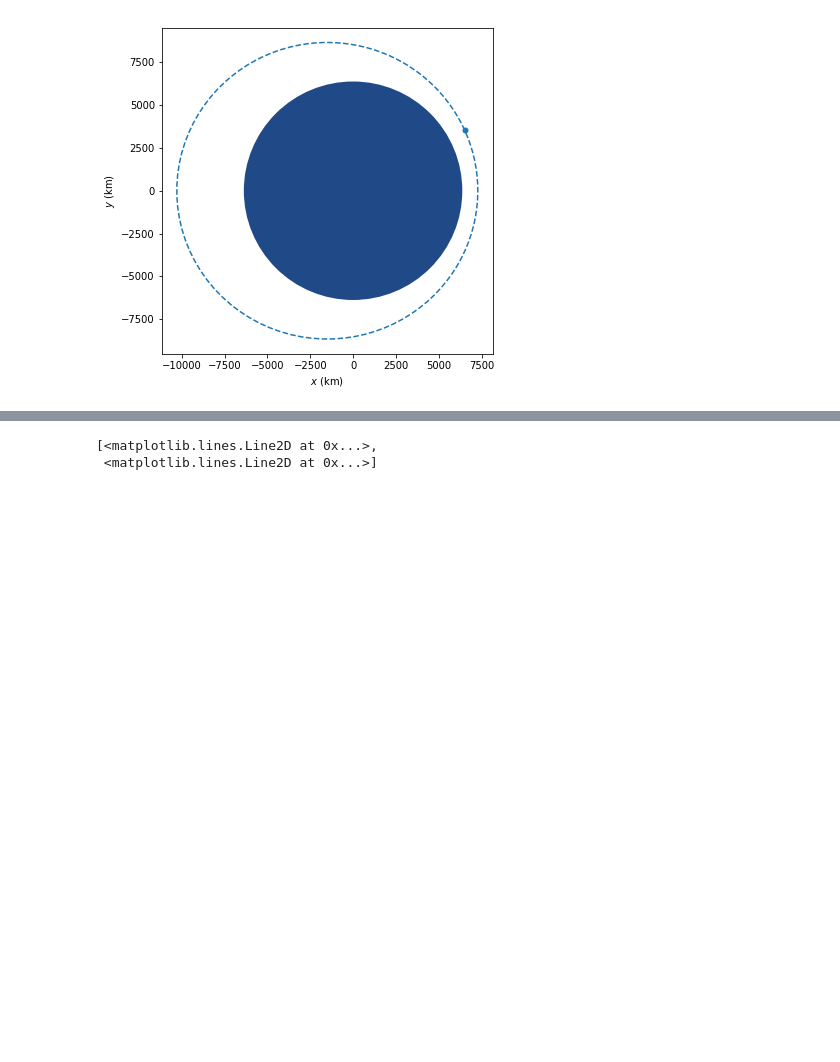
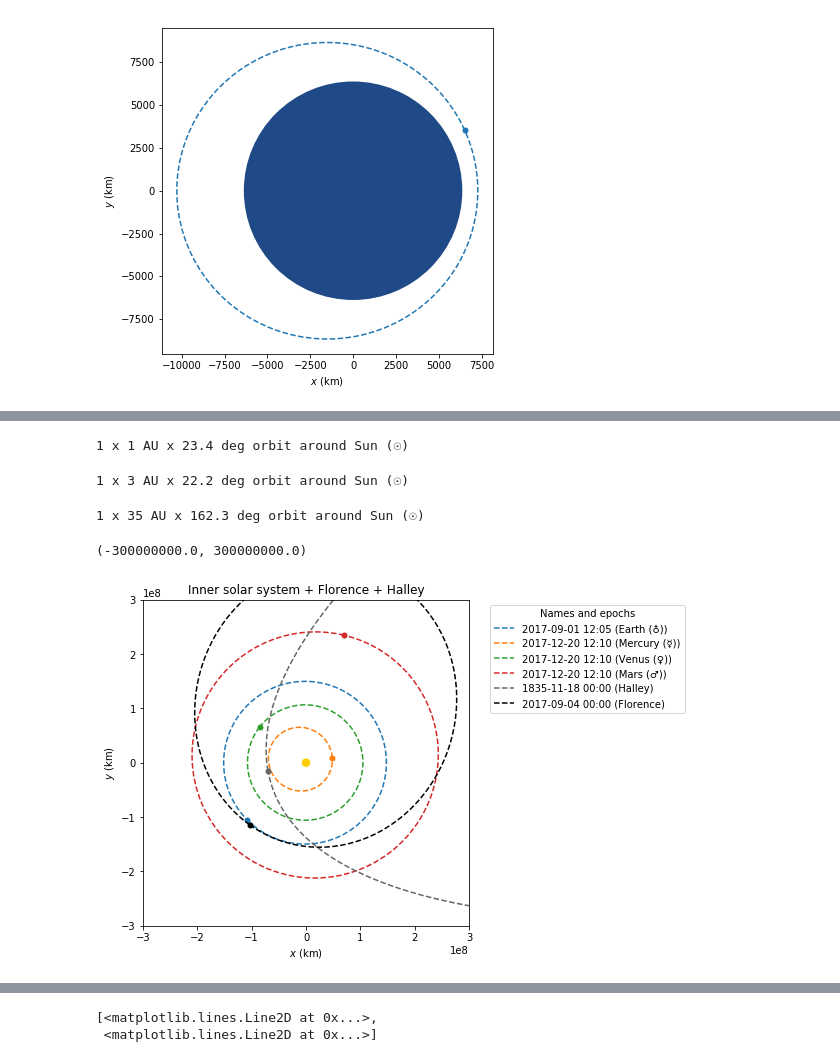
Before and after one commit to Juanlu001/catching-asteroids-tracking-satellites, a Jupyter notebook: Talk.ipynb, the cells around one changed output, grey strips where cells are left out. Cells and saved outputs as stored; diff of their text form; code cells hidden in the pictures; blank space fills up the shorter version.

```diff
--- a/Talk.ipynb
+++ b/Talk.ipynb
@@ -195,3 +198,40 @@ Como parte del proyecto SOCIS, se ha añadido en la versión 0.7 de poliastro un
+# %%
+Orbit.from_body_ephem(Earth)
+# %% [output]
+1 x 1 AU x 23.4 deg orbit around Sun (☉)
 # %%
-from poliastro.neos import neows, dastcom5
+from poliastro.neos import neows
+
+florence = neows.orbit_from_name("Florence")
+florence
+# %% [output]
+1 x 3 AU x 22.2 deg orbit around Sun (☉)
+# %%
+from poliastro.neos import dastcom5
+
+halley_1835 = dastcom5.orbit_from_name('1P')[30]
+halley_1835
+# %% [output]
+1 x 35 AU x 162.3 deg orbit around Sun (☉)
+# %%
+from poliastro.plotting import OrbitPlotter
+from poliastro.bodies import Mercury, Venus, Earth, Mars
+
+frame = OrbitPlotter(num_points=300)
+
+# Florence close approach
+frame.plot(Orbit.from_body_ephem(Earth, epoch=Time("2017-09-01 12:05:50", scale="tdb")), label=Earth)
+
+for planet in Mercury, Venus, Mars:
+    frame.plot(Orbit.from_body_ephem(planet), label=planet)
+
+frame.plot(halley_1835, label='Halley', color='#666666')
+frame.plot(florence, label='Florence', color='#000000')
+
+plt.title("Inner solar system + Florence + Halley")
+plt.xlim(-.3e9, .3e9)
+plt.ylim(-.3e9, .3e9)
+# %% [output]
+(-300000000.0, 300000000.0)
+[figure, added]
 # %% [markdown]
```
Also changed, not shown: parts of 47 cells of this notebook, 5 other files.
